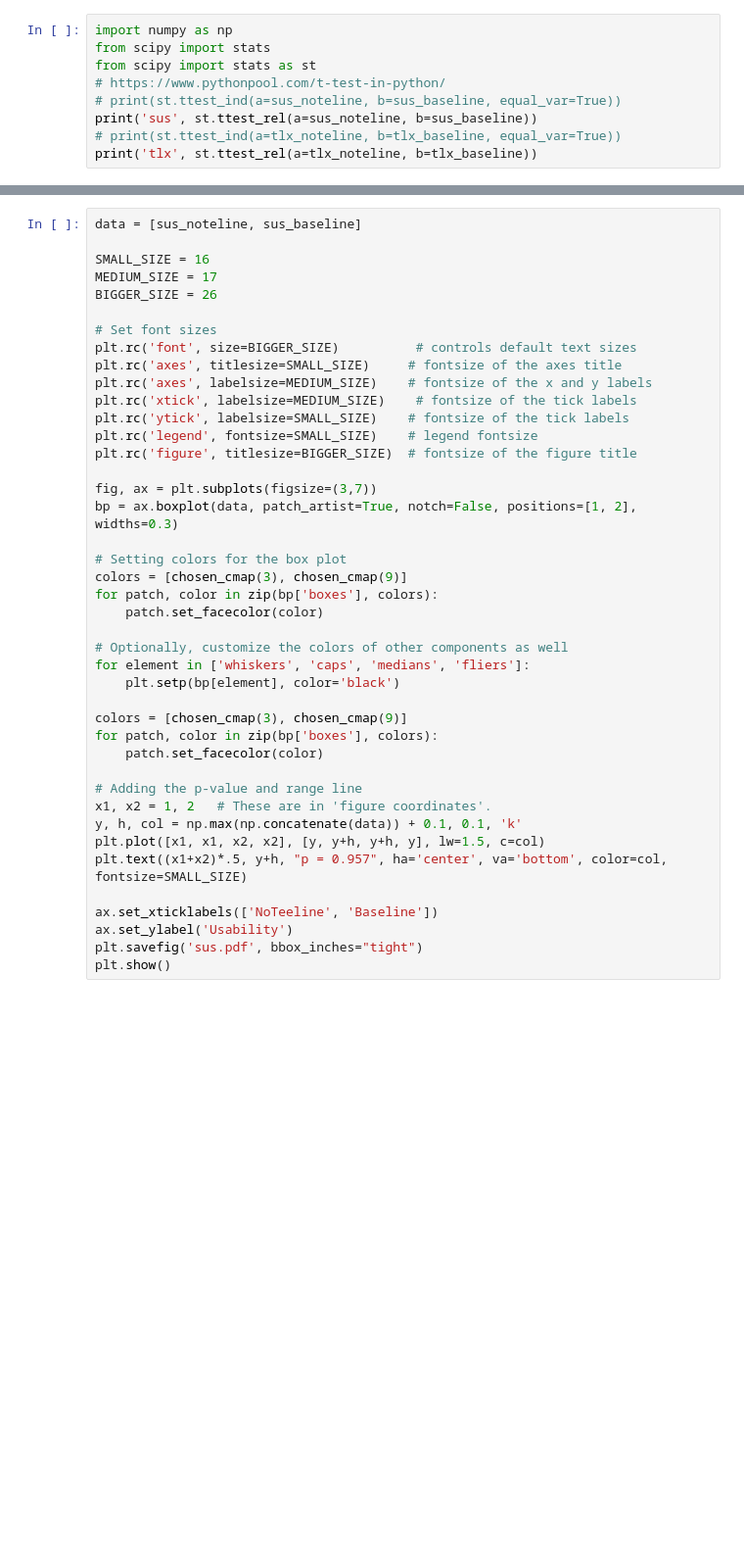
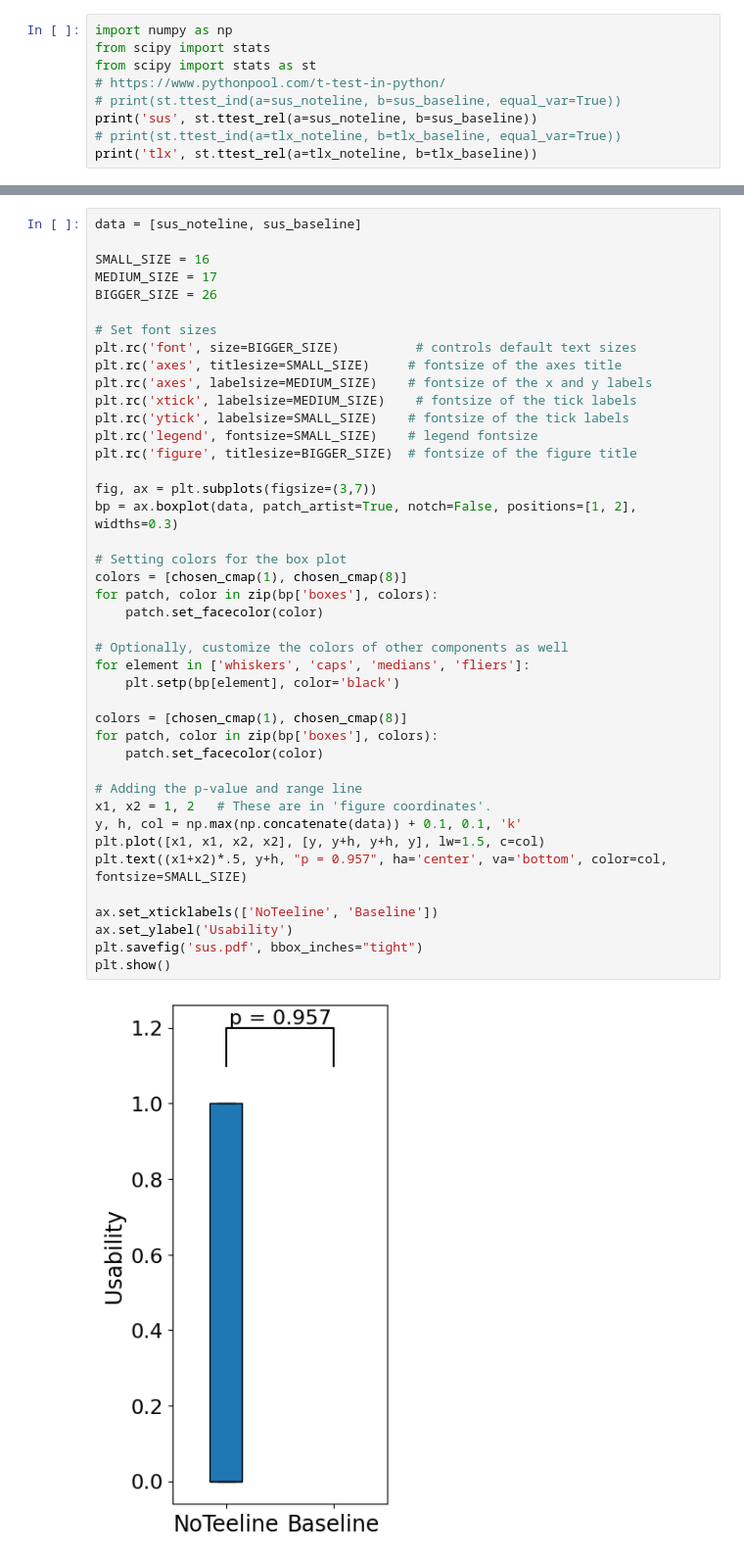
Before and after one commit to Abdus-Samee/NoTeeline, a Jupyter notebook: DataAnalysis/likart_chart.ipynb, the cells around one changed output, grey strips where cells are left out. Shown at 98% size. Saved outputs shown, nothing was run; the diff lists cells and outputs as text; blank space fills up the shorter version.

```diff
--- a/DataAnalysis/likart_chart.ipynb
+++ b/DataAnalysis/likart_chart.ipynb
@@ -247,35 +299,37 @@ plt.rc('axes', titlesize=SMALL_SIZE)     # fontsize of the axes title
 plt.rc('axes', labelsize=MEDIUM_SIZE)    # fontsize of the x and y labels
 plt.rc('xtick', labelsize=MEDIUM_SIZE)    # fontsize of the tick labels
 plt.rc('ytick', labelsize=SMALL_SIZE)    # fontsize of the tick labels
 plt.rc('legend', fontsize=SMALL_SIZE)    # legend fontsize
 plt.rc('figure', titlesize=BIGGER_SIZE)  # fontsize of the figure title
 
 fig, ax = plt.subplots(figsize=(3,7))
 bp = ax.boxplot(data, patch_artist=True, notch=False, positions=[1, 2], widths=0.3)
 
 # Setting colors for the box plot
-colors = [chosen_cmap(3), chosen_cmap(9)]
+colors = [chosen_cmap(1), chosen_cmap(8)]
 for patch, color in zip(bp['boxes'], colors):
     patch.set_facecolor(color)
 
 # Optionally, customize the colors of other components as well
 for element in ['whiskers', 'caps', 'medians', 'fliers']:
     plt.setp(bp[element], color='black')
 
-colors = [chosen_cmap(3), chosen_cmap(9)]
+colors = [chosen_cmap(1), chosen_cmap(8)]
 for patch, color in zip(bp['boxes'], colors):
     patch.set_facecolor(color)
 
 # Adding the p-value and range line
 x1, x2 = 1, 2   # These are in 'figure coordinates'.
 y, h, col = np.max(np.concatenate(data)) + 0.1, 0.1, 'k'
 plt.plot([x1, x1, x2, x2], [y, y+h, y+h, y], lw=1.5, c=col)
 plt.text((x1+x2)*.5, y+h, "p = 0.957", ha='center', va='bottom', color=col, fontsize=SMALL_SIZE)
 
 ax.set_xticklabels(['NoTeeline', 'Baseline'])
 ax.set_ylabel('Usability')
 plt.savefig('sus.pdf', bbox_inches="tight")
 plt.show()
+# %% [output]
+[figure, added]
 # %%
 data = [tlx_noteline, tlx_baseline]
 
```
Also changed, not shown: parts of 16 cells of this notebook, 3 other files.
